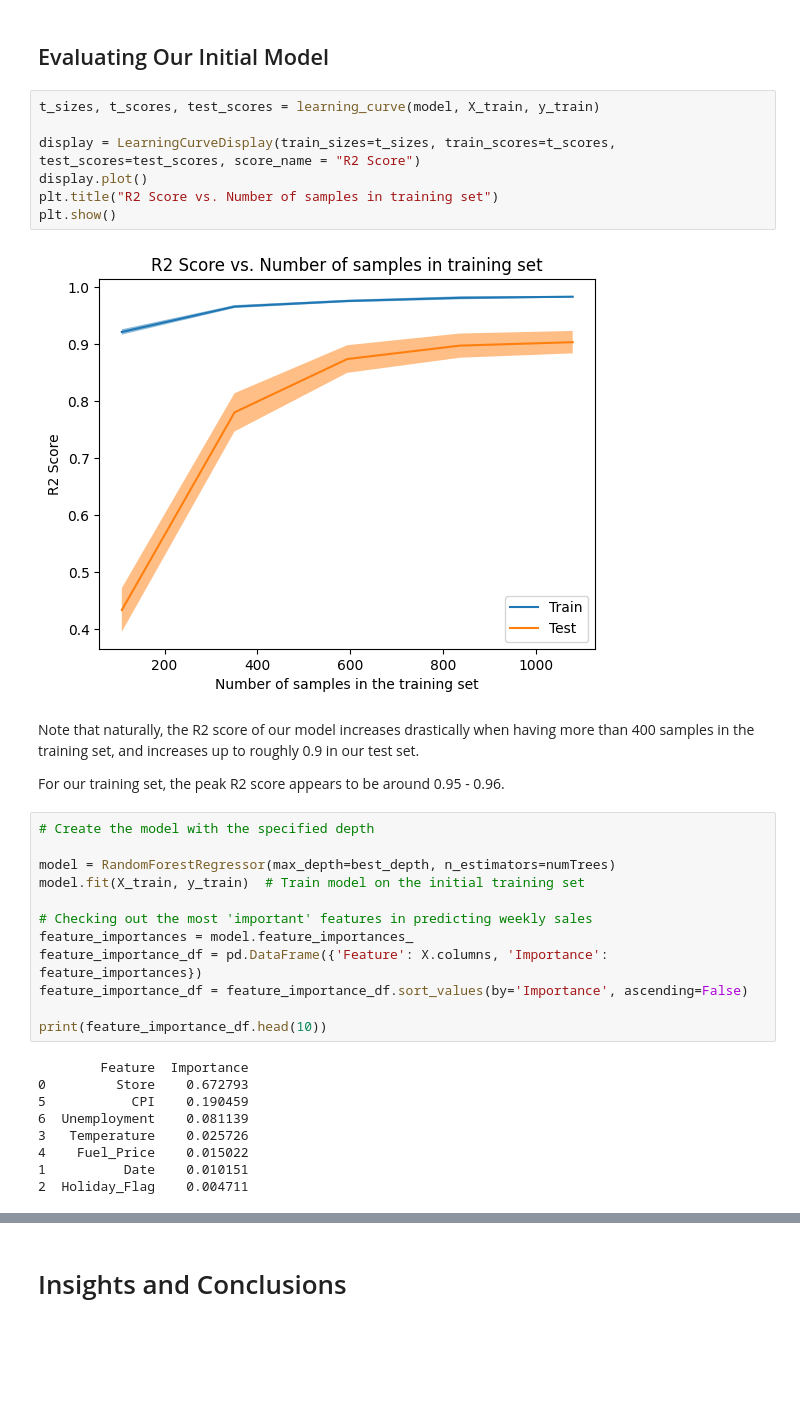
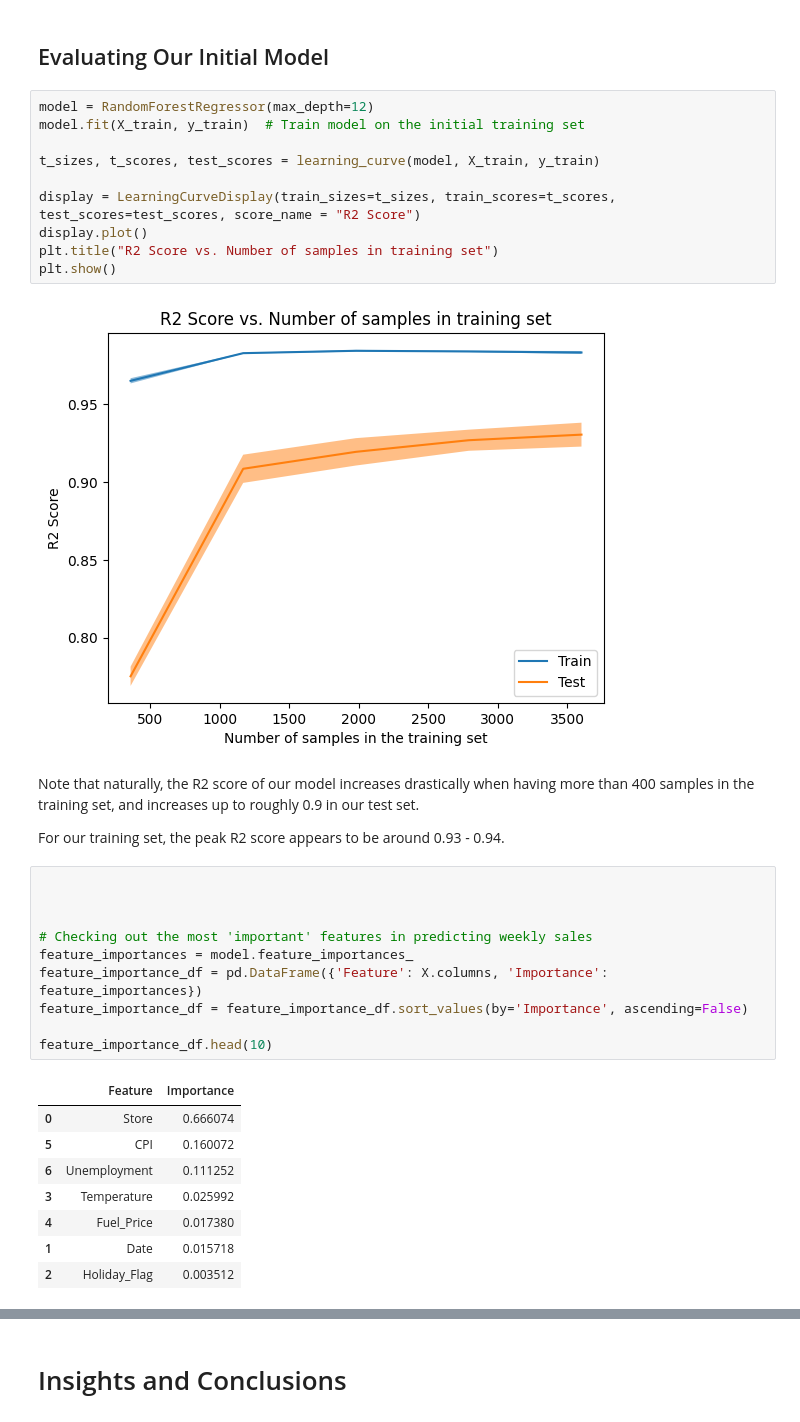
Before and after one commit to ChrisPerezLebron/CMSC320Project, a Jupyter notebook: main.ipynb, the cells around one changed output, grey strips where cells are left out. Saved outputs shown, nothing was run; the diff lists cells and outputs as text; blank space fills up the shorter version.

```diff
--- a/main.ipynb
+++ b/main.ipynb
@@ -1116,6 +1157,9 @@ Notice that most of the data looks the same, but depth 12 has a better R2 score
 # %% [markdown]
 ## Evaluating Our Initial Model
 # %%
+model = RandomForestRegressor(max_depth=12)
+model.fit(X_train, y_train)  # Train model on the initial training set
+
 t_sizes, t_scores, test_scores = learning_curve(model, X_train, y_train)
 
 display = LearningCurveDisplay(train_sizes=t_sizes, train_scores=t_scores, test_scores=test_scores, score_name = "R2 Score")
@@ -1123,30 +1167,28 @@ display.plot()
 plt.title("R2 Score vs. Number of samples in training set")
 plt.show()
 # %% [output]
-[figure, old version]
+[figure, new version]
 # %% [markdown]
 Note that naturally, the R2 score of our model increases drastically when having more than 400 samples in the training set, and increases up to roughly 0.9 in our test set.
 
-For our training set, the peak R2 score appears to be around 0.95 - 0.96.
+For our training set, the peak R2 score appears to be around 0.93 - 0.94.
 # %%
-# Create the model with the specified depth
 
-model = RandomForestRegressor(max_depth=best_depth, n_estimators=numTrees)
-model.fit(X_train, y_train)  # Train model on the initial training set
+
 
 # Checking out the most 'important' features in predicting weekly sales
 feature_importances = model.feature_importances_
 feature_importance_df = pd.DataFrame({'Feature': X.columns, 'Importance': feature_importances})
 feature_importance_df = feature_importance_df.sort_values(by='Importance', ascending=False)
 
-print(feature_importance_df.head(10))
+feature_importance_df.head(10)
 # %% [output]
-        Feature  Importance
-0         Store    0.672793
-5           CPI    0.190459
-6  Unemployment    0.081139
-3   Temperature    0.025726
-4    Fuel_Price    0.015022
-1          Date    0.010151
-2  Holiday_Flag    0.004711
+|  | Feature | Importance |
+| 0 | Store | 0.666074 |
+| 5 | CPI | 0.160072 |
+| 6 | Unemployment | 0.111252 |
+| 3 | Temperature | 0.025992 |
+| 4 | Fuel_Price | 0.017380 |
+| 1 | Date | 0.015718 |
+| 2 | Holiday_Flag | 0.003512 |
 # %% [markdown]
```
Also changed, not shown: parts of 17 cells of this notebook.
